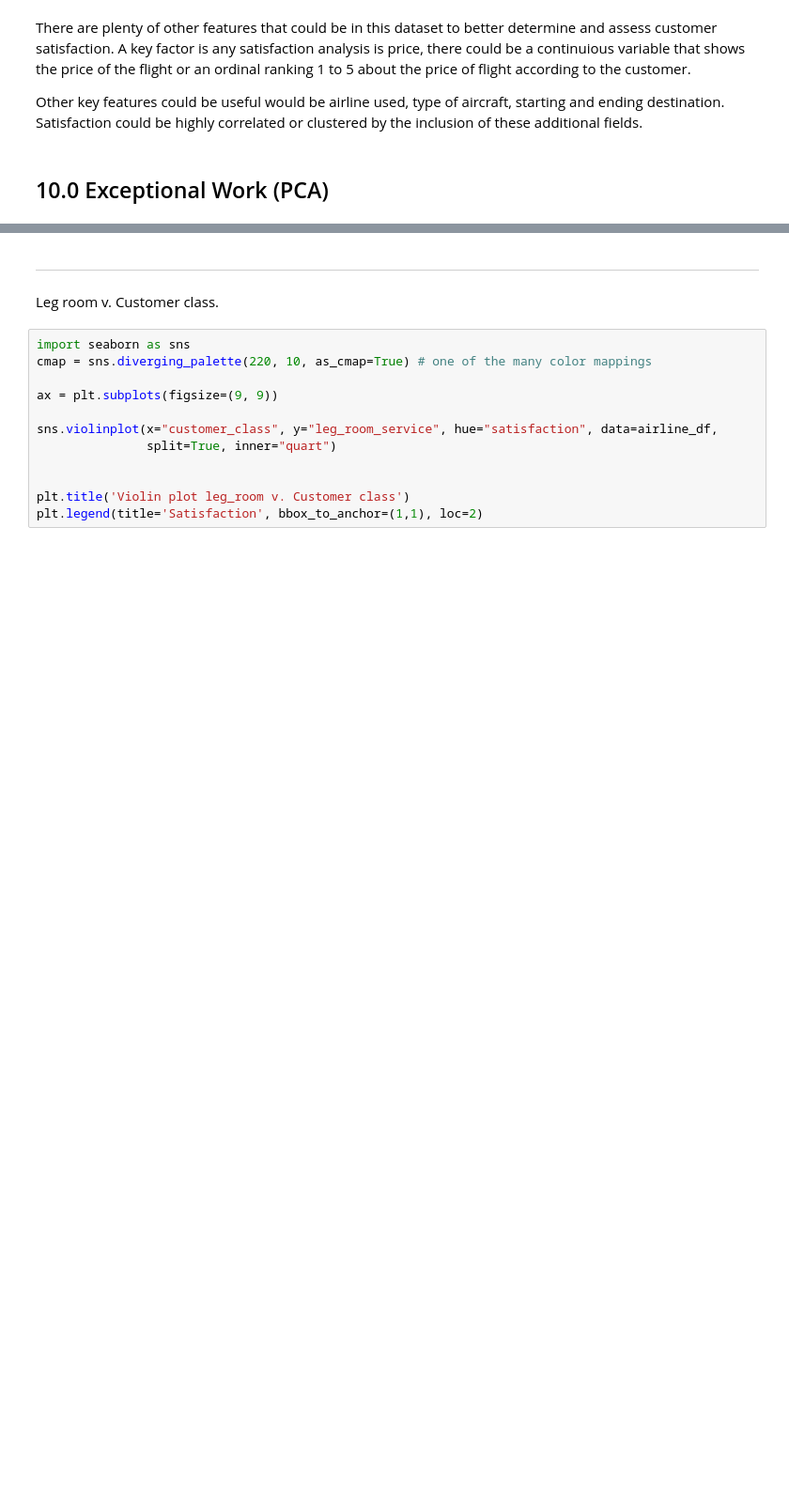
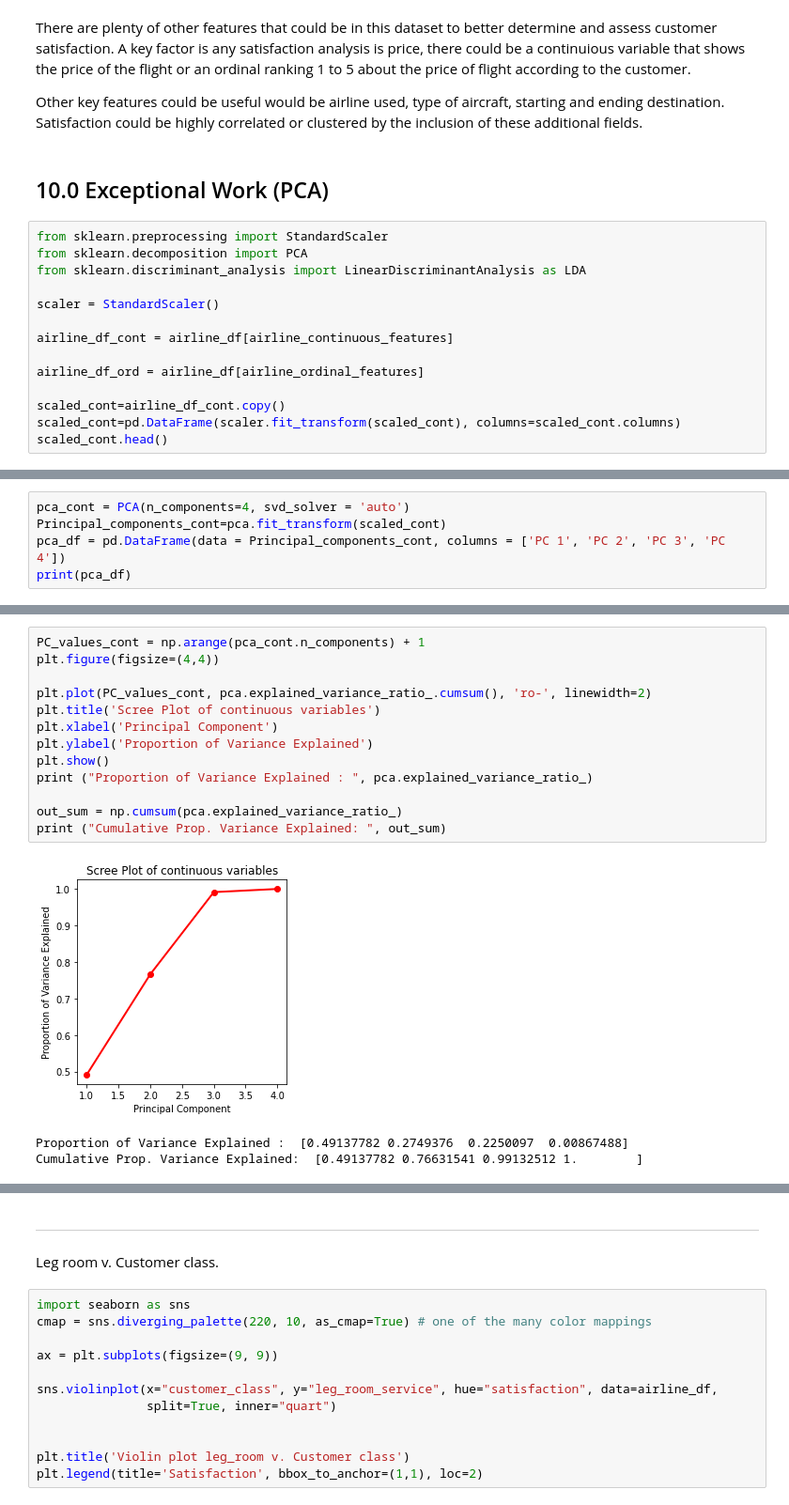
Before and after one commit to wangrenfeng0/Machine-Learning-I, a Jupyter notebook: Project 1_Monday.ipynb, the cells around one changed output, grey strips where cells are left out. Shown at 94% size. Cells and saved outputs as stored; diff of their text form; blank space fills up the shorter version.

```diff
--- a/Project 1_Monday.ipynb
+++ b/Project 1_Monday.ipynb
@@ -389,3 +387,17 @@ There are plenty of other features that could be in this dataset to better deter
 Other key features could be useful would be airline used, type of aircraft, starting and ending destination. Satisfaction could be highly correlated or clustered by the inclusion of these additional fields.
 # %% [markdown]
 ## 10.0 Exceptional Work (PCA)
+# %%
+from sklearn.preprocessing import StandardScaler
+from sklearn.decomposition import PCA
+from sklearn.discriminant_analysis import LinearDiscriminantAnalysis as LDA
+
+scaler = StandardScaler()
+
+airline_df_cont = airline_df[airline_continuous_features]
+
+airline_df_ord = airline_df[airline_ordinal_features]
+
+scaled_cont=airline_df_cont.copy()
+scaled_cont=pd.DataFrame(scaler.fit_transform(scaled_cont), columns=scaled_cont.columns)
+scaled_cont.head()
@@ -391,0 +422,5 @@ Other key features could be useful would be airline used, type of aircraft, star
+# %%
+pca_cont = PCA(n_components=4, svd_solver = 'auto')
+Principal_components_cont=pca.fit_transform(scaled_cont)
+pca_df = pd.DataFrame(data = Principal_components_cont, columns = ['PC 1', 'PC 2', 'PC 3', 'PC 4'])
+print(pca_df)
@@ -391,0 +466,17 @@ Other key features could be useful would be airline used, type of aircraft, star
+# %%
+PC_values_cont = np.arange(pca_cont.n_components) + 1
+plt.figure(figsize=(4,4))
+
+plt.plot(PC_values_cont, pca.explained_variance_ratio_.cumsum(), 'ro-', linewidth=2)
+plt.title('Scree Plot of continuous variables')
+plt.xlabel('Principal Component')
+plt.ylabel('Proportion of Variance Explained')
+plt.show()
+print ("Proportion of Variance Explained : ", pca.explained_variance_ratio_)
+
+out_sum = np.cumsum(pca.explained_variance_ratio_)
+print ("Cumulative Prop. Variance Explained: ", out_sum)
+# %% [output]
+[figure, added]
+Proportion of Variance Explained :  [0.49137782 0.2749376  0.2250097  0.00867488]
+Cumulative Prop. Variance Explained:  [0.49137782 0.76631541 0.99132512 1.        ]
```
Also changed, not shown: parts of 13 cells of this notebook.
